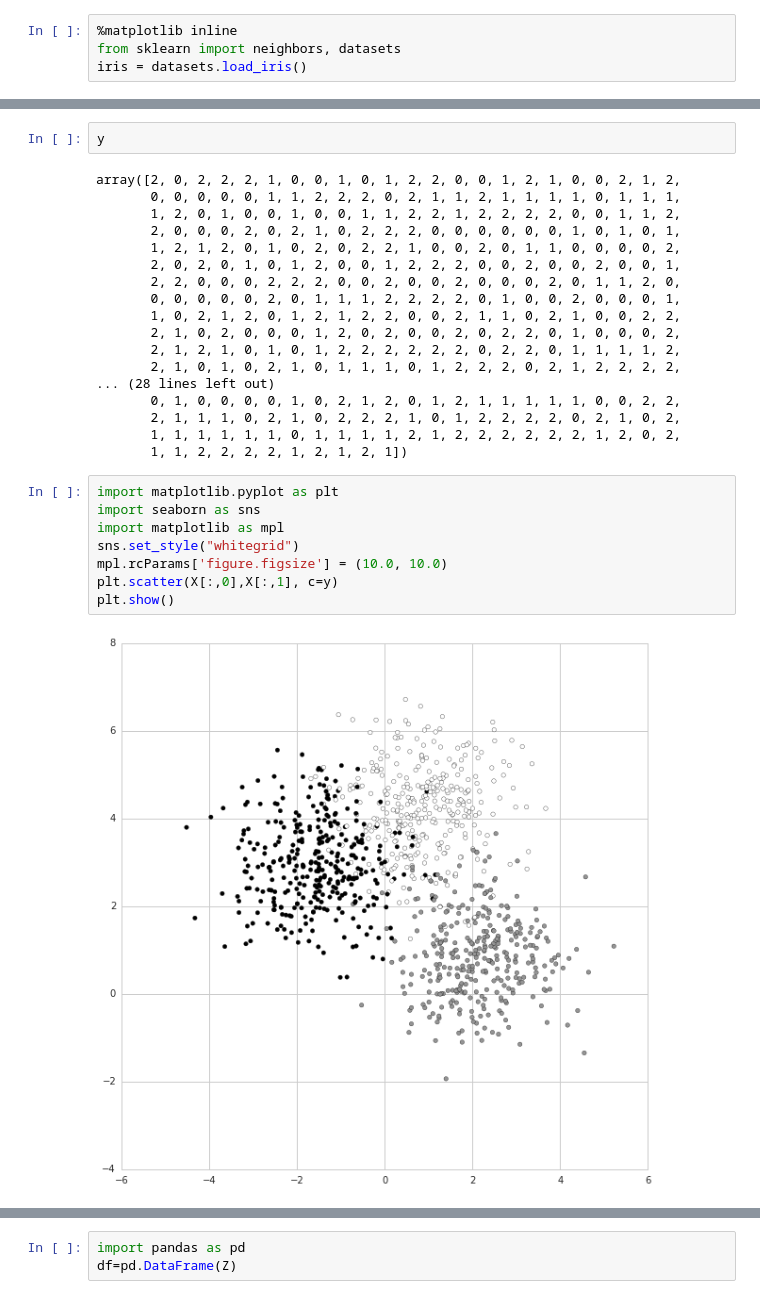
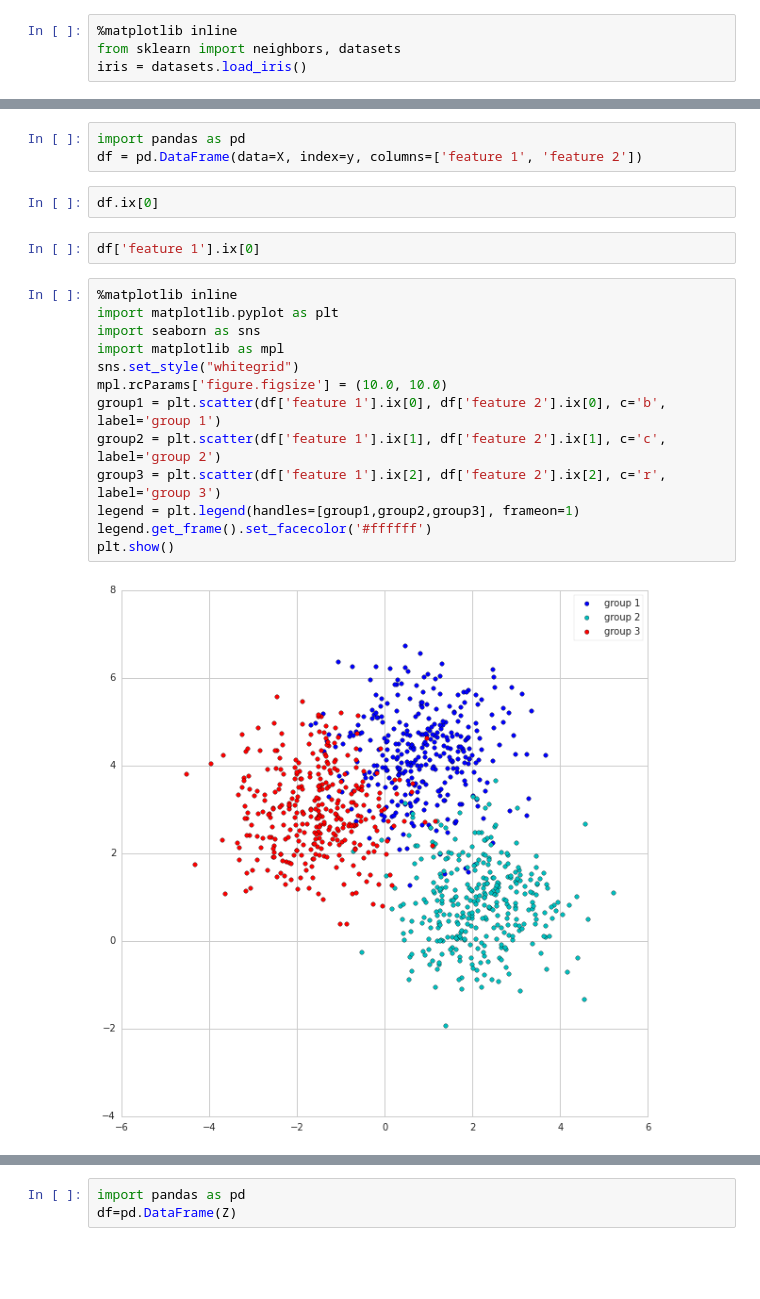
Before and after one commit to azbones/big_data, a Jupyter notebook: week_5/Week 6- ML and Stats.ipynb, the cells around one changed output, grey strips where cells are left out. Cells and saved outputs as stored; diff of their text form; blank space fills up the shorter version.

```diff
--- a/week_5/Week 6- ML and Stats.ipynb
+++ b/week_5/Week 6- ML and Stats.ipynb
@@ -65,30 +47,22 @@ array([ 2.63185834,  0.08080352,  3.00251949, -0.63762777, -0.07228289,
-# %%
-y
-# %% [output]
-array([2, 0, 2, 2, 2, 1, 0, 0, 1, 0, 1, 2, 2, 0, 0, 1, 2, 1, 0, 0, 2, 1, 2,
-       0, 0, 0, 0, 0, 1, 1, 2, 2, 2, 0, 2, 1, 1, 2, 1, 1, 1, 1, 0, 1, 1, 1,
-       1, 2, 0, 1, 0, 0, 1, 0, 0, 1, 1, 2, 2, 1, 2, 2, 2, 2, 0, 0, 1, 1, 2,
-       2, 0, 0, 0, 2, 0, 2, 1, 0, 2, 2, 2, 0, 0, 0, 0, 0, 0, 1, 0, 1, 0, 1,
-       1, 2, 1, 2, 0, 1, 0, 2, 0, 2, 2, 1, 0, 0, 2, 0, 1, 1, 0, 0, 0, 0, 2,
-       2, 0, 2, 0, 1, 0, 1, 2, 0, 0, 1, 2, 2, 2, 0, 0, 2, 0, 0, 2, 0, 0, 1,
-       2, 2, 0, 0, 0, 2, 2, 2, 0, 0, 2, 0, 0, 2, 0, 0, 0, 2, 0, 1, 1, 2, 0,
-       0, 0, 0, 0, 0, 2, 0, 1, 1, 1, 2, 2, 2, 2, 0, 1, 0, 0, 2, 0, 0, 0, 1,
-       1, 0, 2, 1, 2, 0, 1, 2, 1, 2, 2, 0, 0, 2, 1, 1, 0, 2, 1, 0, 0, 2, 2,
-       2, 1, 0, 2, 0, 0, 0, 1, 2, 0, 2, 0, 0, 2, 0, 2, 2, 0, 1, 0, 0, 0, 2,
-       2, 1, 2, 1, 0, 1, 0, 1, 2, 2, 2, 2, 2, 2, 0, 2, 2, 0, 1, 1, 1, 1, 2,
-       2, 1, 0, 1, 0, 2, 1, 0, 1, 1, 1, 0, 1, 2, 2, 2, 0, 2, 1, 2, 2, 2, 2,
-... (28 lines left out)
-       0, 1, 0, 0, 0, 0, 1, 0, 2, 1, 2, 0, 1, 2, 1, 1, 1, 1, 1, 0, 0, 2, 2,
-       2, 1, 1, 1, 0, 2, 1, 0, 2, 2, 2, 1, 0, 1, 2, 2, 2, 2, 0, 2, 1, 0, 2,
-       1, 1, 1, 1, 1, 1, 0, 1, 1, 1, 1, 2, 1, 2, 2, 2, 2, 2, 2, 1, 2, 0, 2,
-       1, 1, 2, 2, 2, 2, 1, 2, 1, 2, 1])
+# %%
+import pandas as pd
+df = pd.DataFrame(data=X, index=y, columns=['feature 1', 'feature 2'])
+# %%
+df.ix[0]
+# %%
+df['feature 1'].ix[0]
 # %%
+%matplotlib inline
 import matplotlib.pyplot as plt
 import seaborn as sns
 import matplotlib as mpl
 sns.set_style("whitegrid")
 mpl.rcParams['figure.figsize'] = (10.0, 10.0)
-plt.scatter(X[:,0],X[:,1], c=y)
+group1 = plt.scatter(df['feature 1'].ix[0], df['feature 2'].ix[0], c='b', label='group 1')
+group2 = plt.scatter(df['feature 1'].ix[1], df['feature 2'].ix[1], c='c', label='group 2')
+group3 = plt.scatter(df['feature 1'].ix[2], df['feature 2'].ix[2], c='r', label='group 3')
+legend = plt.legend(handles=[group1,group2,group3], frameon=1)
+legend.get_frame().set_facecolor('#ffffff')
 plt.show()
 # %% [output]
-[figure, old version]
+[figure, new version]
```
Also changed, not shown: parts of 17 cells of this notebook.
